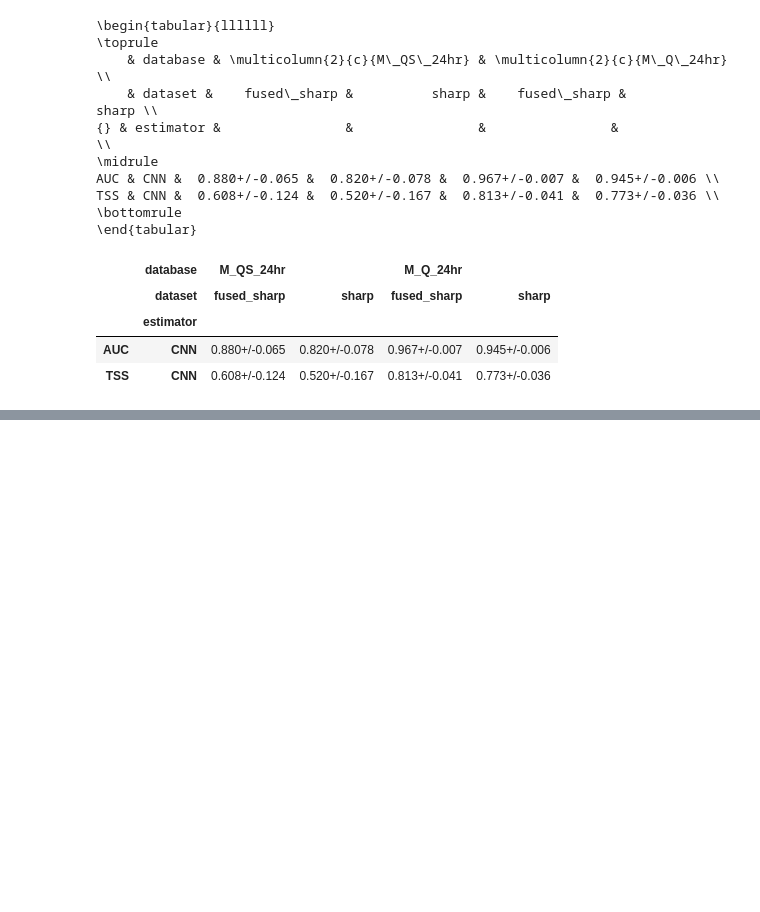
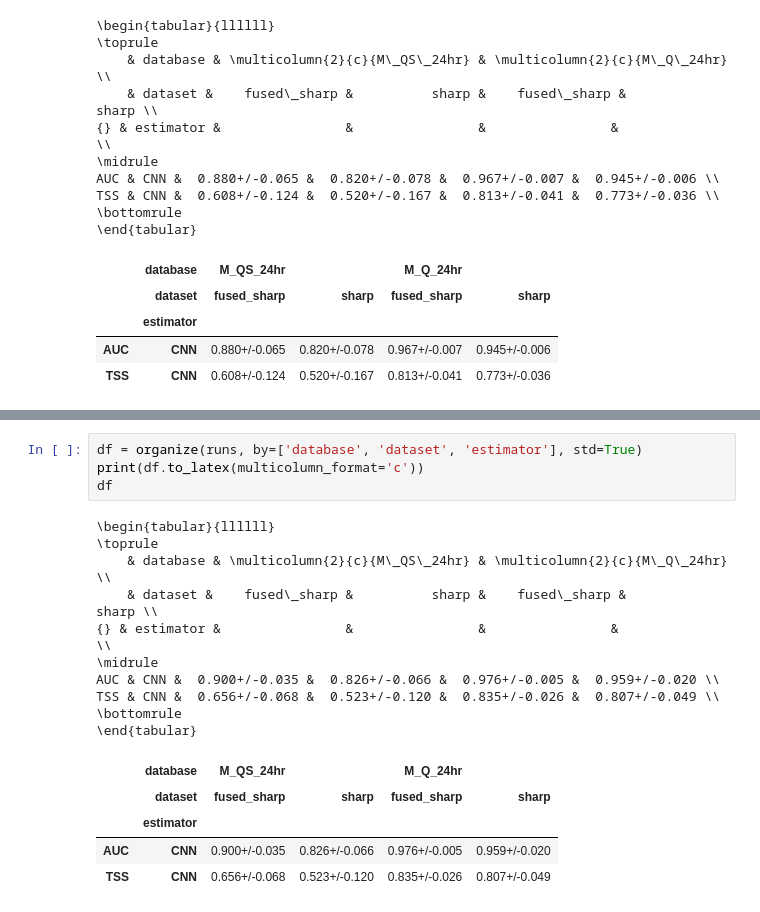
Before and after one commit to ZeyuSun/flare-prediction-smarp, a Jupyter notebook: notebooks/mlflow_results.ipynb, the cells around one changed output, grey strips where cells are left out. Saved outputs shown, nothing was run; the diff lists cells and outputs as text; blank space fills up the shorter version.

```diff
--- a/notebooks/mlflow_results.ipynb
+++ b/notebooks/mlflow_results.ipynb
@@ -807,0 +887,20 @@ TSS & CNN &  0.608+/-0.124 &  0.520+/-0.167 &  0.813+/-0.041 &  0.773+/-0.036 \\
+# %%
+df = organize(runs, by=['database', 'dataset', 'estimator'], std=True)
+print(df.to_latex(multicolumn_format='c'))
+df
+# %% [output]
+\begin{tabular}{llllll}
+\toprule
+    & database & \multicolumn{2}{c}{M\_QS\_24hr} & \multicolumn{2}{c}{M\_Q\_24hr} \\
+    & dataset &    fused\_sharp &          sharp &    fused\_sharp &          sharp \\
+{} & estimator &                &                &                &                \\
+\midrule
+AUC & CNN &  0.900+/-0.035 &  0.826+/-0.066 &  0.976+/-0.005 &  0.959+/-0.020 \\
+TSS & CNN &  0.656+/-0.068 &  0.523+/-0.120 &  0.835+/-0.026 &  0.807+/-0.049 \\
+\bottomrule
+\end{tabular}
+|  | database | M_QS_24hr |  | M_Q_24hr |  |
+|  | dataset | fused_sharp | sharp | fused_sharp | sharp |
+|  | estimator |  |  |  |  |
+| AUC | CNN | 0.900+/-0.035 | 0.826+/-0.066 | 0.976+/-0.005 | 0.959+/-0.020 |
+| TSS | CNN | 0.656+/-0.068 | 0.523+/-0.120 | 0.835+/-0.026 | 0.807+/-0.049 |
```
Also changed, not shown: parts of 6 cells of this notebook.
